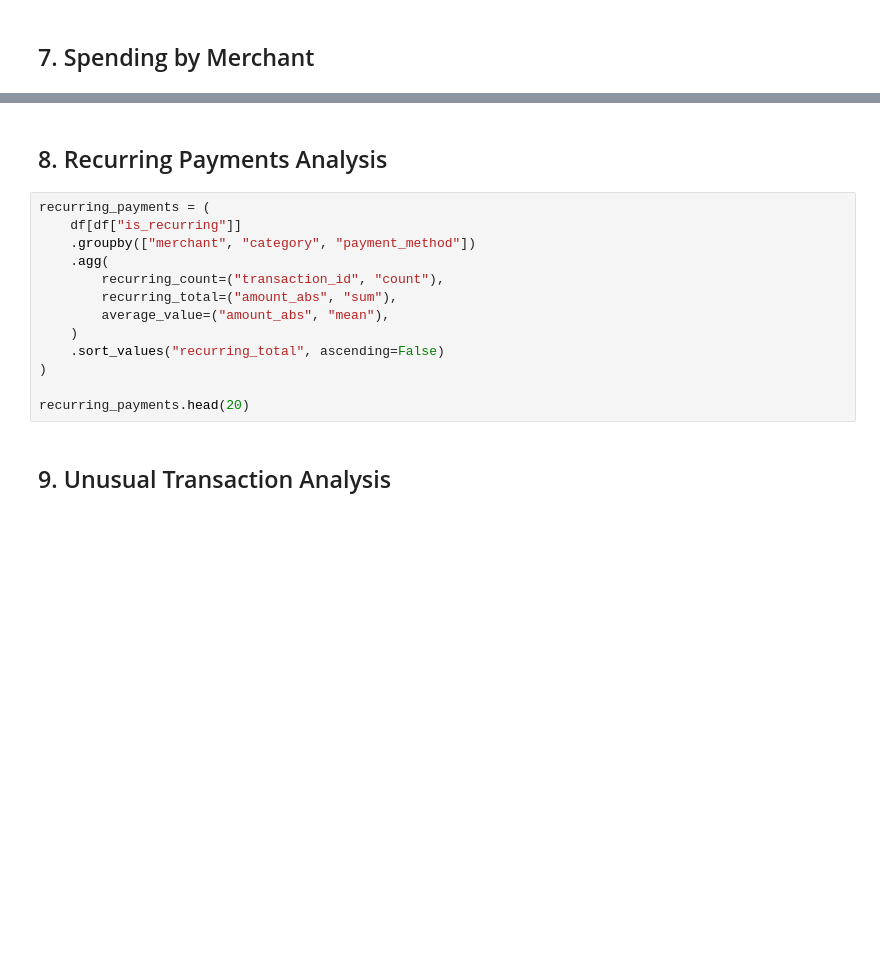
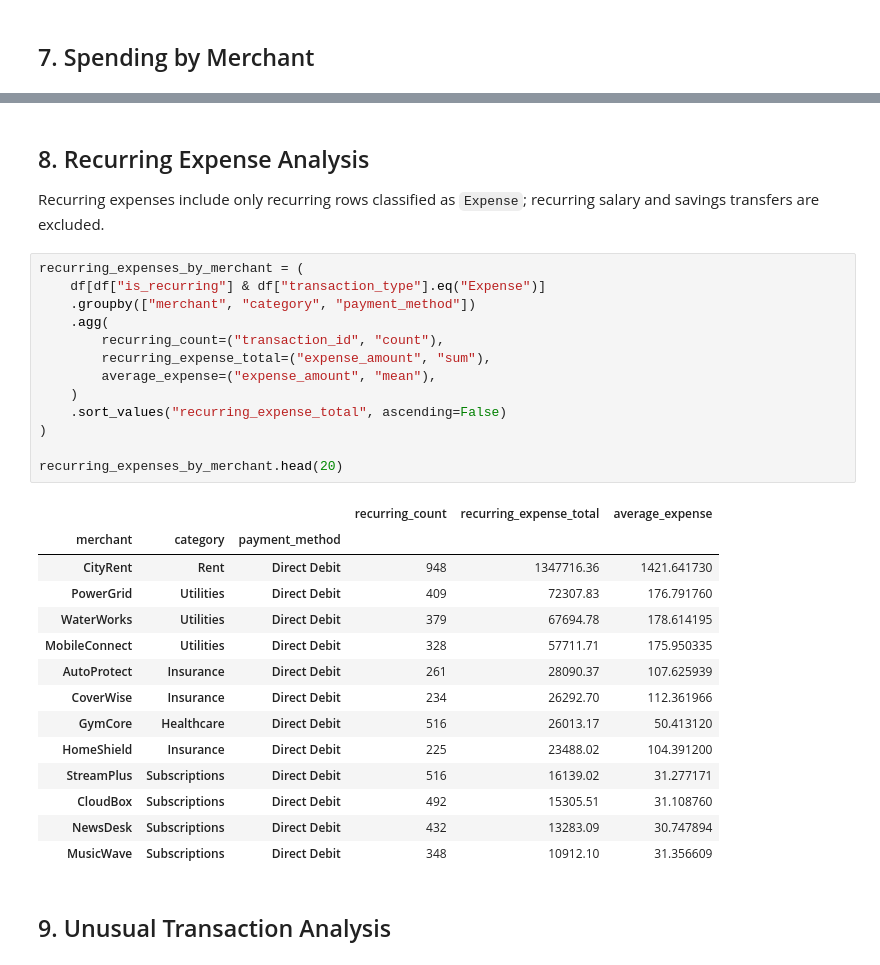
Before and after one commit to sjkali22/financial-transactions-analytics-dashboard, a Jupyter notebook: notebooks/transaction_analysis.ipynb, the cells around one changed output, grey strips where cells are left out. Saved outputs shown, nothing was run; the diff lists cells and outputs as text; blank space fills up the shorter version.

```diff
--- a/notebooks/transaction_analysis.ipynb
+++ b/notebooks/transaction_analysis.ipynb
@@ -117,18 +219,35 @@ merchant_spend
 # %% [markdown]
-## 8. Recurring Payments Analysis
+## 8. Recurring Expense Analysis
+
+Recurring expenses include only recurring rows classified as `Expense`; recurring salary and savings transfers are excluded.
 # %%
-recurring_payments = (
-    df[df["is_recurring"]]
+recurring_expenses_by_merchant = (
+    df[df["is_recurring"] & df["transaction_type"].eq("Expense")]
     .groupby(["merchant", "category", "payment_method"])
     .agg(
         recurring_count=("transaction_id", "count"),
-        recurring_total=("amount_abs", "sum"),
-        average_value=("amount_abs", "mean"),
+        recurring_expense_total=("expense_amount", "sum"),
+        average_expense=("expense_amount", "mean"),
     )
-    .sort_values("recurring_total", ascending=False)
+    .sort_values("recurring_expense_total", ascending=False)
 )
 
-recurring_payments.head(20)
+recurring_expenses_by_merchant.head(20)
+# %% [output]
+|  |  |  | recurring_count | recurring_expense_total | average_expense |
+| merchant | category | payment_method |  |  |  |
+| CityRent | Rent | Direct Debit | 948 | 1347716.36 | 1421.641730 |
+| PowerGrid | Utilities | Direct Debit | 409 | 72307.83 | 176.791760 |
+| WaterWorks | Utilities | Direct Debit | 379 | 67694.78 | 178.614195 |
+| MobileConnect | Utilities | Direct Debit | 328 | 57711.71 | 175.950335 |
+| AutoProtect | Insurance | Direct Debit | 261 | 28090.37 | 107.625939 |
+| CoverWise | Insurance | Direct Debit | 234 | 26292.70 | 112.361966 |
+| GymCore | Healthcare | Direct Debit | 516 | 26013.17 | 50.413120 |
+| HomeShield | Insurance | Direct Debit | 225 | 23488.02 | 104.391200 |
+| StreamPlus | Subscriptions | Direct Debit | 516 | 16139.02 | 31.277171 |
+| CloudBox | Subscriptions | Direct Debit | 492 | 15305.51 | 31.108760 |
+| NewsDesk | Subscriptions | Direct Debit | 432 | 13283.09 | 30.747894 |
+| MusicWave | Subscriptions | Direct Debit | 348 | 10912.10 | 31.356609 |
 # %% [markdown]
 ## 9. Unusual Transaction Analysis
 # %%
```
Also changed, not shown: parts of 16 cells of this notebook, 16 other files.
